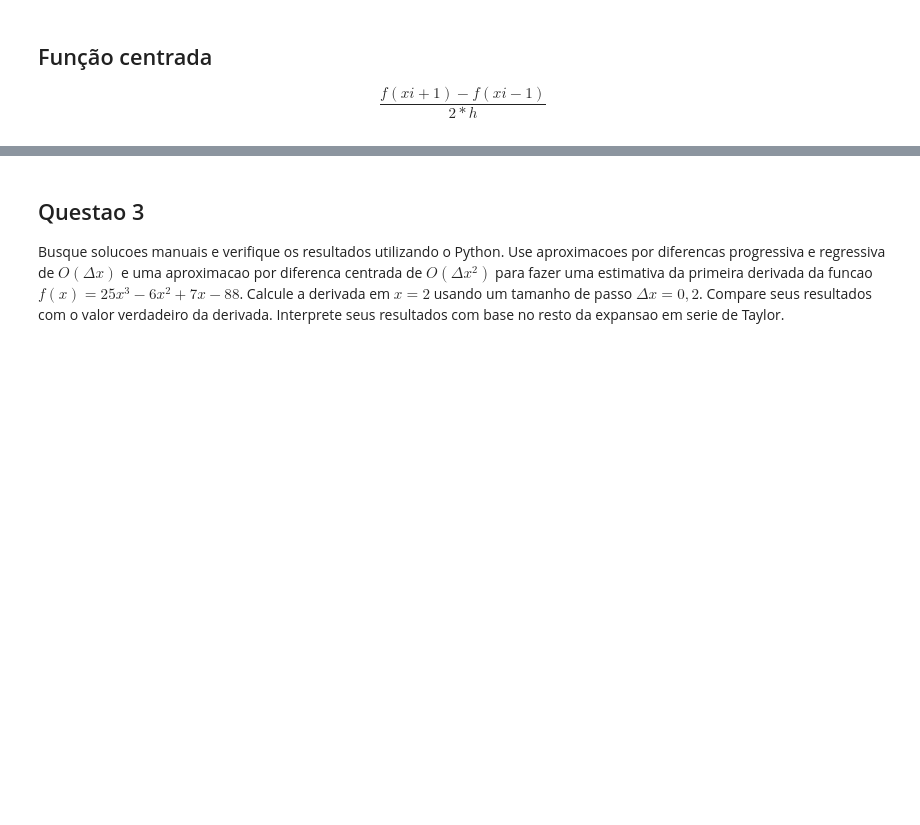
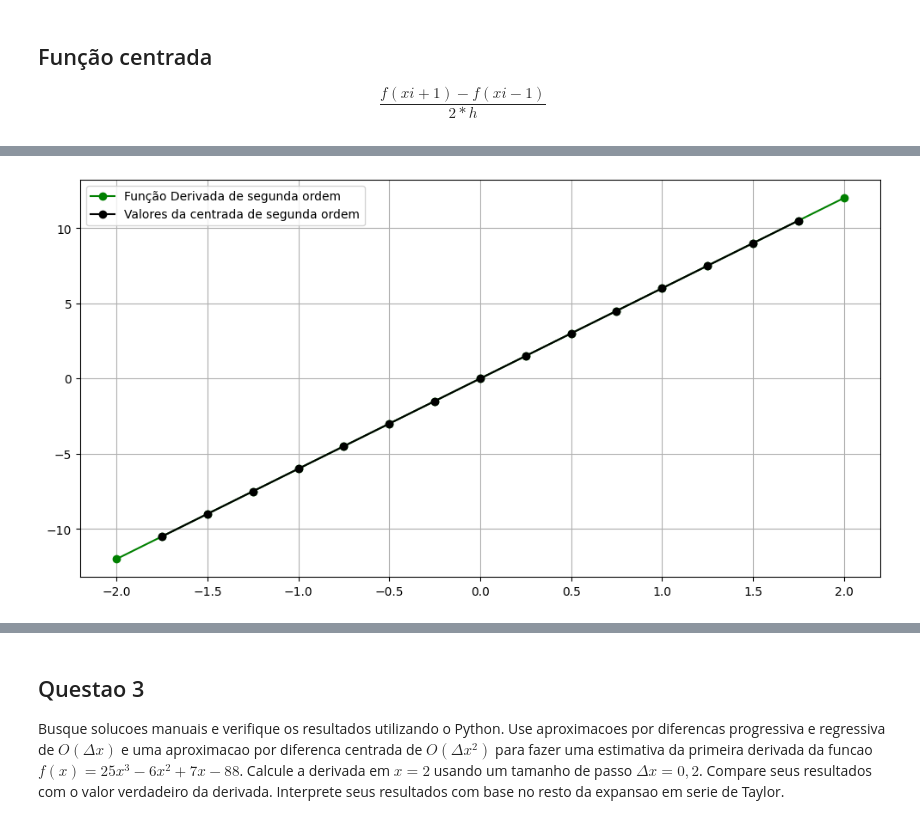
Before and after one commit to GabrielMPinho/Modelagem-Computacional, a Jupyter notebook: derivacao_numerica/lista/Lista_2_Derivacao_Numerica.ipynb, the cells around one changed output, grey strips where cells are left out. Drawn from its saved outputs; the diff is of its cells as text; code cells hidden in the pictures; blank space fills up the shorter version.

```diff
--- a/derivacao_numerica/lista/Lista_2_Derivacao_Numerica.ipynb
+++ b/derivacao_numerica/lista/Lista_2_Derivacao_Numerica.ipynb
@@ -152,0 +163,22 @@ em cada instante.
+# %%
+def centrada_o2(pontos, h):
+    valores = []
+    for i in range(1, len(pontos) - 1):
+        resul = (F(pontos[i + 1]) - 2*F(pontos[i]) + F(pontos[i-1]))/h**2
+        valores.append(resul)
+    return valores
+
+fdd = sp.diff(f,x)
+fdd = sp.diff(fdd,x)
+fdd = sp.lambdify(x,fdd,"numpy")
+
+valor_centrada_o2 = centrada_o2(pontos_funcao, h)
+
+plt.figure(figsize=(12,6))
+plt.plot(pontos_funcao, fdd(pontos_funcao), "-go", label="Função Derivada de segunda ordem")
+plt.plot(pontos_funcao[1:16], valor_centrada_o2, "-ko", label="Valores da centrada de segunda ordem")
+plt.grid()
+plt.legend()
+plt.show()
+# %% [output]
+[figure, added]
```
Also changed, not shown: parts of 6 cells of this notebook.
